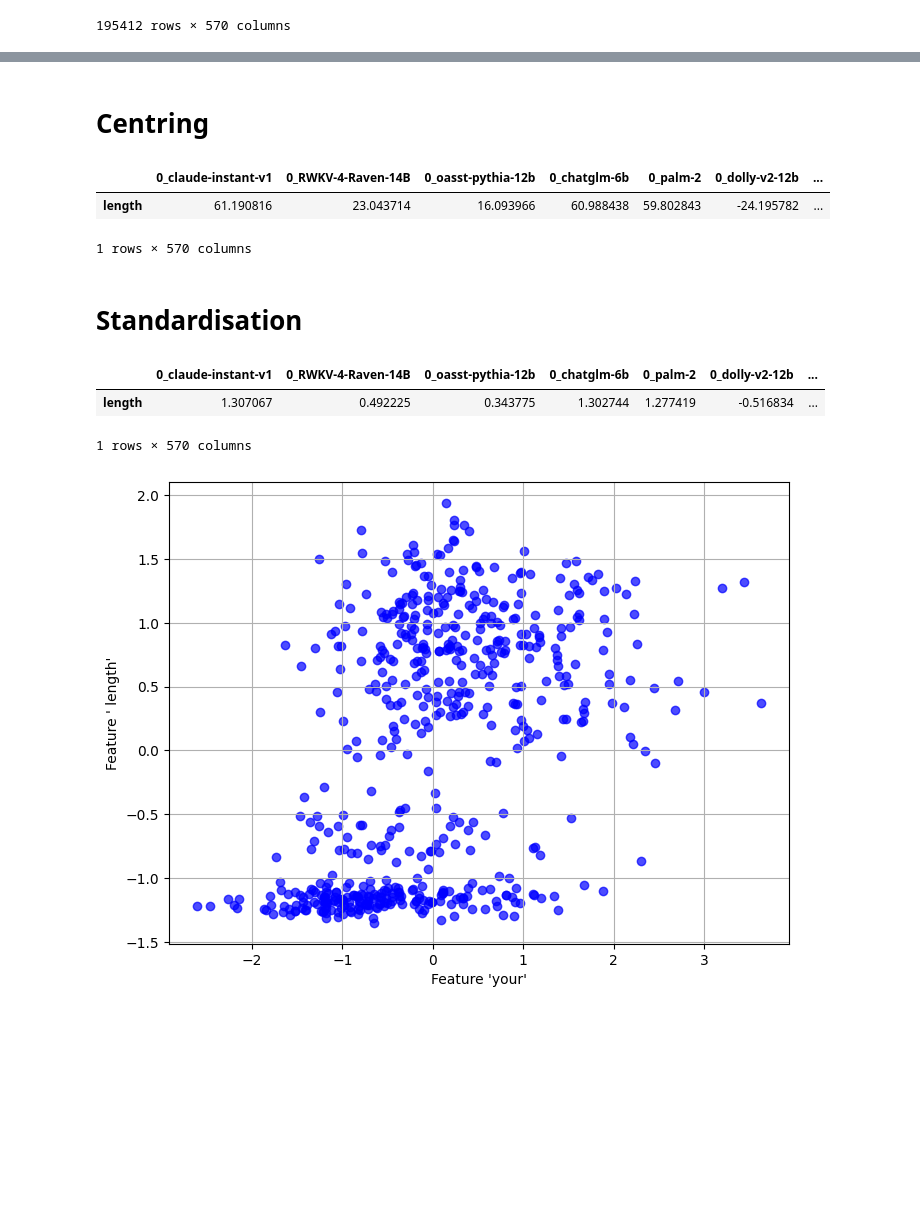
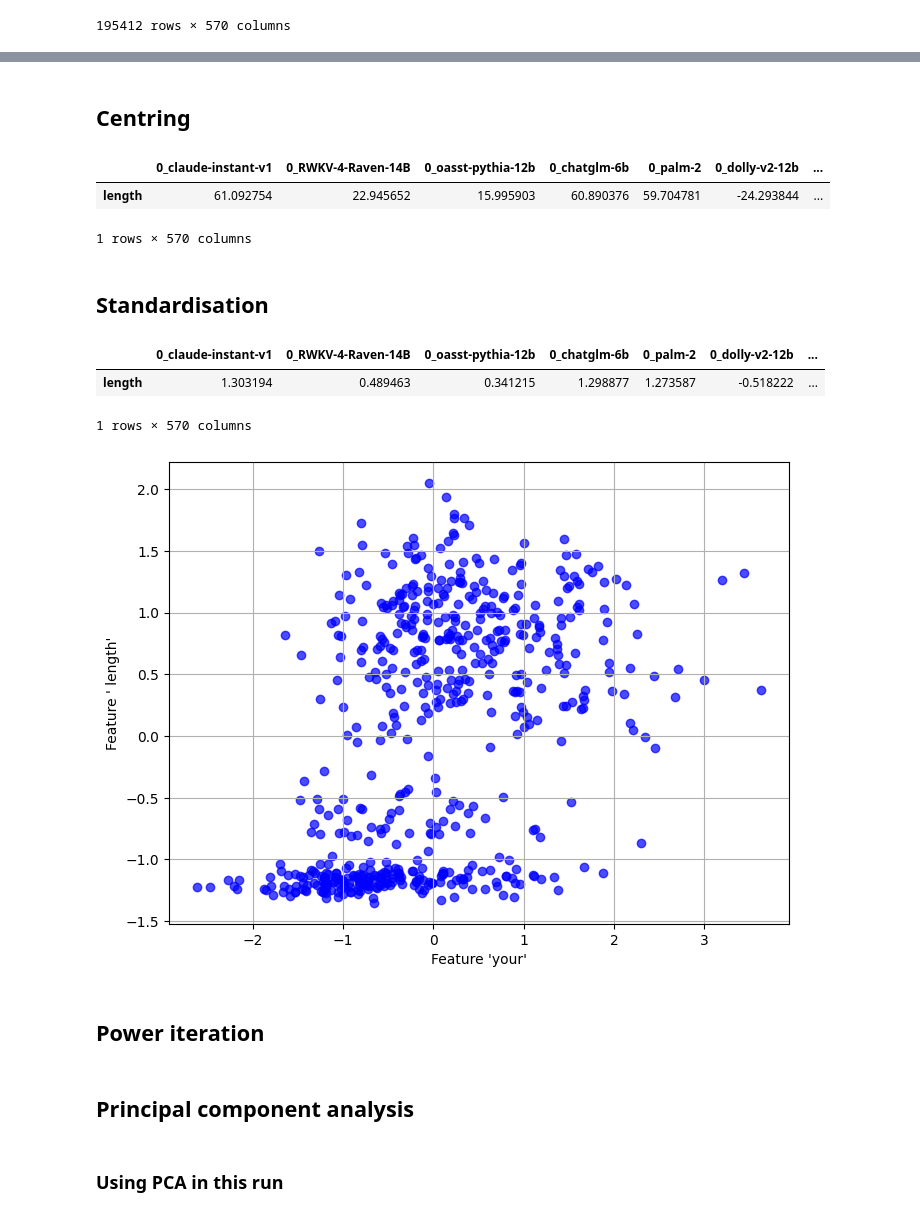
Before and after one commit to homeworkace/slop-radar, a Jupyter notebook: MLNN.ipynb, the cells around one changed output, grey strips where cells are left out. Drawn from its saved outputs; the diff is of its cells as text; code cells hidden in the pictures; blank space fills up the shorter version.

```diff
--- a/MLNN.ipynb
+++ b/MLNN.ipynb
@@ -278,3 +273,12 @@ Converting into DataFrame...
 | 𝘀𝘂𝗽𝗲𝗿𝗵𝘂𝗺𝗮𝗻 | 0 | 0 | 0 | 0 | 0 | 0 | ... |
 | 𝘀𝘂𝗽𝗲𝗿𝗵𝘂𝗺𝗮𝗻𝘀 | 0 | 0 | 0 | 0 | 0 | 0 | ... |
 195411 rows × 591 columns
+# %%
+# This cell is to visualise the amount of batches attributed to each author.
+batch_count_per_author = {}
+for author in list(set(authors)):
+    batches_for_author = [batch_count[batch] for batch in batch_count if batch.split('_')[1] == author]
+    batch_count_per_author[author] = [len(batches_for_author), sum(batches_for_author) / len(batches_for_author)]
+sorted_count = np.argsort([batch_count_per_author[author][0] for author in batch_count_per_author])[::-1]
+for author in sorted_count :
+    print(str(list(batch_count_per_author.values())[author][0]) + ' batches of ' + list(batch_count_per_author.keys())[author] + ' with an average of ' + '{0:.2f}'.format(list(batch_count_per_author.values())[author][1]) + ' texts per batch.')
@@ -393,7 +442,18 @@ training_dataset
 # %% [markdown]
-# Centring
+## Centring
 # %%
 def centre(dataset, holdout_dataset) :
+    """
+    Centres the dataset by subtracting the mean of each feature.
+
+    Args:
+        dataset (pd.DataFrame): Training dataset with features as rows and batches as columns.
+        holdout_dataset (pd.DataFrame): Holdout dataset, structured similarly.
+
+    Returns:
+        (pd.DataFrame): Updated training dataset.
+        (pd.DataFrame): Updated holdout dataset.
+    """
     features_mean = pd.Series({feature: np.mean(dataset.loc[feature]) for feature in dataset.index})
     for batch in dataset.columns :
         dataset[batch] -= features_mean
@@ -401,16 +461,28 @@ def centre(dataset, holdout_dataset) :
         holdout_dataset[batch] -= features_mean
     return dataset, holdout_dataset
 
+# Use the function for this seed 0 run.
 training_dataset, holdout_dataset = centre(training_dataset, holdout_dataset)
 training_dataset[training_dataset.index == ' length']
 # %% [output]
 |  | 0_claude-instant-v1 | 0_RWKV-4-Raven-14B | 0_oasst-pythia-12b | 0_chatglm-6b | 0_palm-2 | 0_dolly-v2-12b | ... |
-| length | 61.190816 | 23.043714 | 16.093966 | 60.988438 | 59.802843 | -24.195782 | ... |
+| length | 61.092754 | 22.945652 | 15.995903 | 60.890376 | 59.704781 | -24.293844 | ... |
 1 rows × 570 columns
 # %% [markdown]
-# Standardisation
+## Standardisation
 # %%
 def standardise(dataset, holdout_dataset) :
+    """
+    Standardises the dataset by dividing each feature by its standard deviation.
+
+    Args:
+        dataset (pd.DataFrame): Training dataset with features as rows and batches as columns.
+        holdout_dataset (pd.DataFrame): Holdout dataset, structured similarly.
+
+    Returns:
+        (pd.DataFrame): Updated training dataset.
+        (pd.DataFrame): Updated holdout dataset.
+    """
     features_std = pd.Series({feature: np.std(dataset.loc[feature]) for feature in dataset.index})
     for batch in dataset.columns :
         dataset[batch] /= features_std
@@ -418,27 +490,29 @@ def standardise(dataset, holdout_dataset) :
         holdout_dataset[batch] /= features_std
     return dataset, holdout_dataset
 
+# Use the function for this seed 0 run.
 training_dataset, holdout_dataset = standardise(training_dataset, holdout_dataset)
 training_dataset[training_dataset.index == ' length']
 # %% [output]
 |  | 0_claude-instant-v1 | 0_RWKV-4-Raven-14B | 0_oasst-pythia-12b | 0_chatglm-6b | 0_palm-2 | 0_dolly-v2-12b | ... |
-| length | 1.307067 | 0.492225 | 0.343775 | 1.302744 | 1.277419 | -0.516834 | ... |
+| length | 1.303194 | 0.489463 | 0.341215 | 1.298877 | 1.273587 | -0.518222 | ... |
 1 rows × 570 columns
 # %%
-# Extracting the two features
+# This cell is to verify that the batches show discernible spread and that features have roughly the same scale.
 x_token = training_dataset.index[-2]
 y_token = training_dataset.index[-1]
 
-# Creating the scatter plot
-feature_graph_figure = plt.figure(figsize=(8, 6))
+feature_graph_figure = plt.figure(figsize = (8, 6))
 feature_graph = feature_graph_figure.subplots()
-feature_graph.scatter(training_dataset.loc[x_token], training_dataset.loc[y_token], color='blue', alpha=0.7)
-feature_graph.set_xlabel("Feature '" + x_token + "'")
-feature_graph.set_ylabel("Feature '" + y_token + "'")
+feature_graph.scatter(training_dataset.loc[x_token], training_dataset.loc[y_token], color = 'blue', alpha = 0.7)
+feature_graph.set_xlabel('Feature \'' + x_token + '\'')
+feature_graph.set_ylabel('Feature \'' + y_token + '\'')
 feature_graph.grid(True)
 feature_graph_figure.show()
 # %% [output]
-[figure, old version]
+[figure, new version]
+# %% [markdown]
+## Power iteration
 # %%
 def power_iteration(A, num_iter, tol, single_run_diagnostics = False):
     """
@@ -476,4 +554,6 @@ def power_iteration(A, num_iter, tol, single_run_diagnostics = False):
     return b, eigenvalue
+# %% [markdown]
+## Principal component analysis
 # %%
 def pca_power_iteration(data, num_components, num_iter, single_run_diagnostics = False):
     """
@@ -512,6 +591,8 @@ def pca_power_iteration(data, num_components, num_iter, single_run_diagnostics =
             break
 
     return components, explained_variance
+# %% [markdown]
+### Using PCA in this run
 # %%
 components, explained_variance = pca_power_iteration(training_dataset, 50, 2000, True)
 # %% [output]
```
Also changed, not shown: parts of 45 cells of this notebook, 6 other files.
